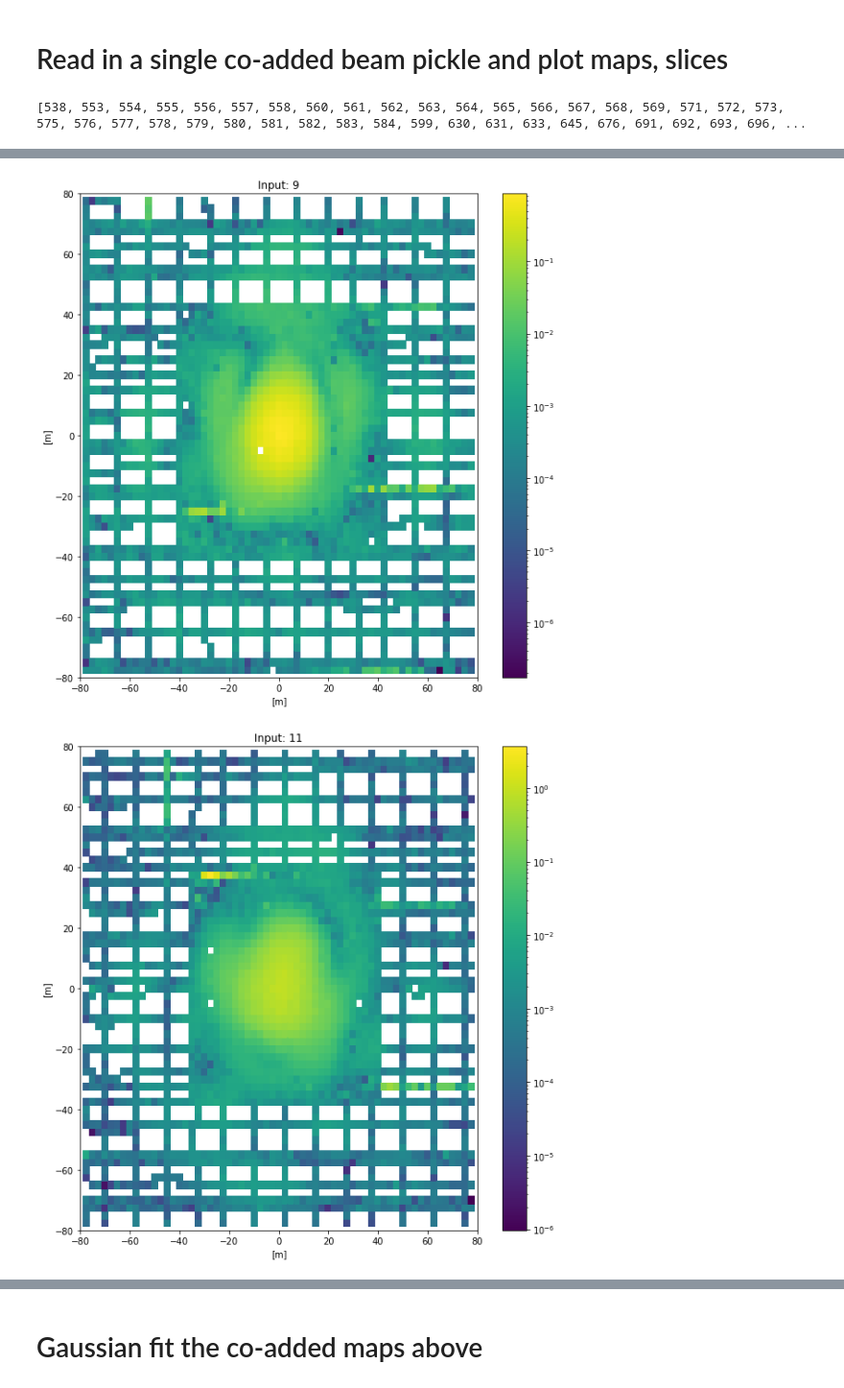
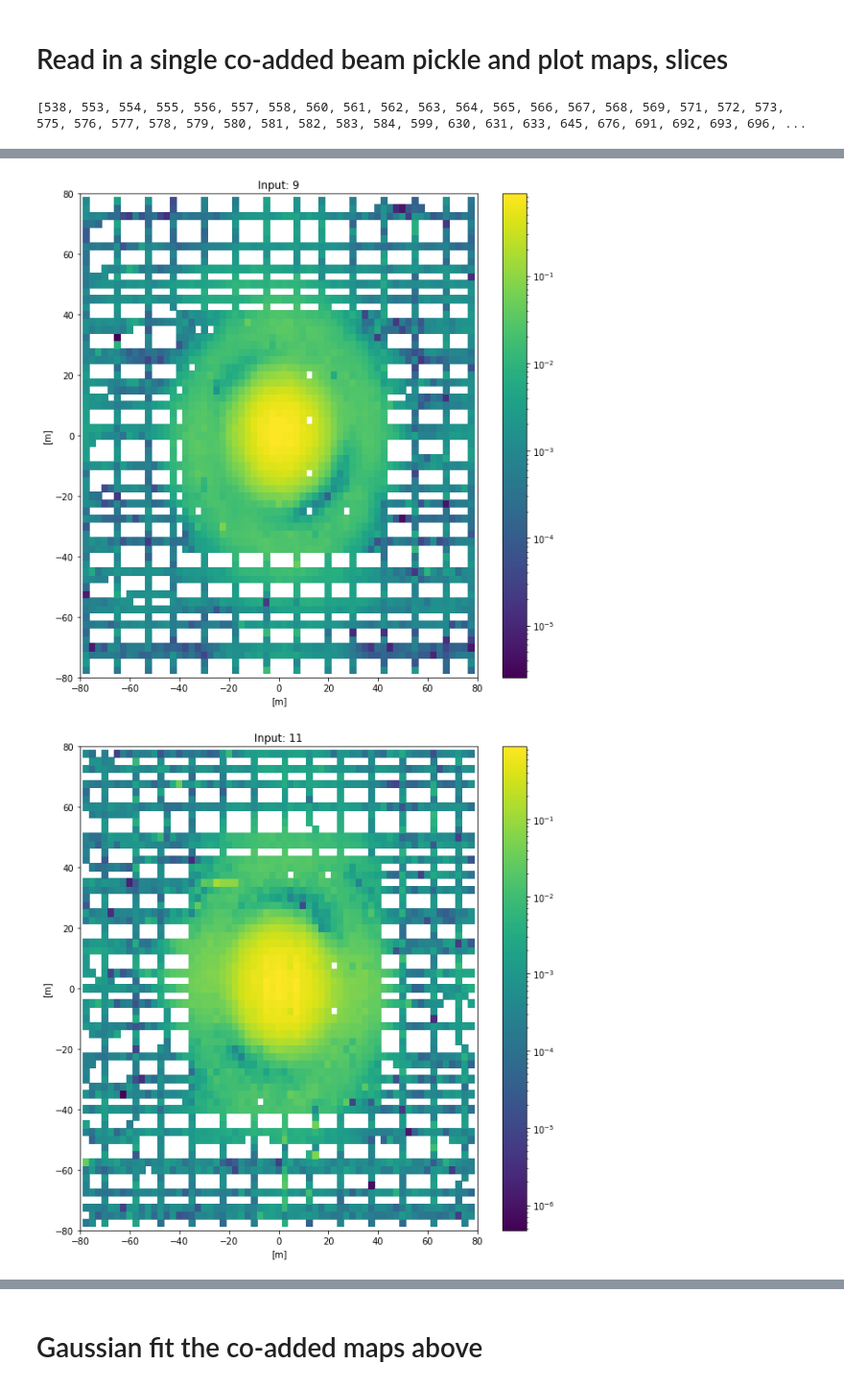
Before and after one commit to WrightLaboratory/newburghlabdrone, a Jupyter notebook: analysis/LBN_BeamClassAutofreq.ipynb, the cells around one changed output, grey strips where cells are left out. Shown at 96% size. Drawn from its saved outputs; the diff is of its cells as text; code cells hidden in the pictures.

```diff
--- a/analysis/LBN_BeamClassAutofreq.ipynb
+++ b/analysis/LBN_BeamClassAutofreq.ipynb
@@ -205,7 +205,7 @@ copoldir = 'N'
 pols = N_pols
 f_intern = 0 # only one frequency per file, this is always 0
 
-find = good_freqs[0]
+find = good_freqs[-1]
 picklefile = beamdir+'Beamcoadd_pol_'+copoldir+'_freq_'+str(find)+'.pkl'
 with open(picklefile, 'rb') as inp:
     ptest = pickle.load(inp)
@@ -242,2 +242,2 @@ for i,chind in enumerate(pols):
-[figure, old version]
+[figure, new version]
-[figure, old version]
+[figure, new version]
```
Also changed, not shown: parts of 17 cells of this notebook, 1 other file.
